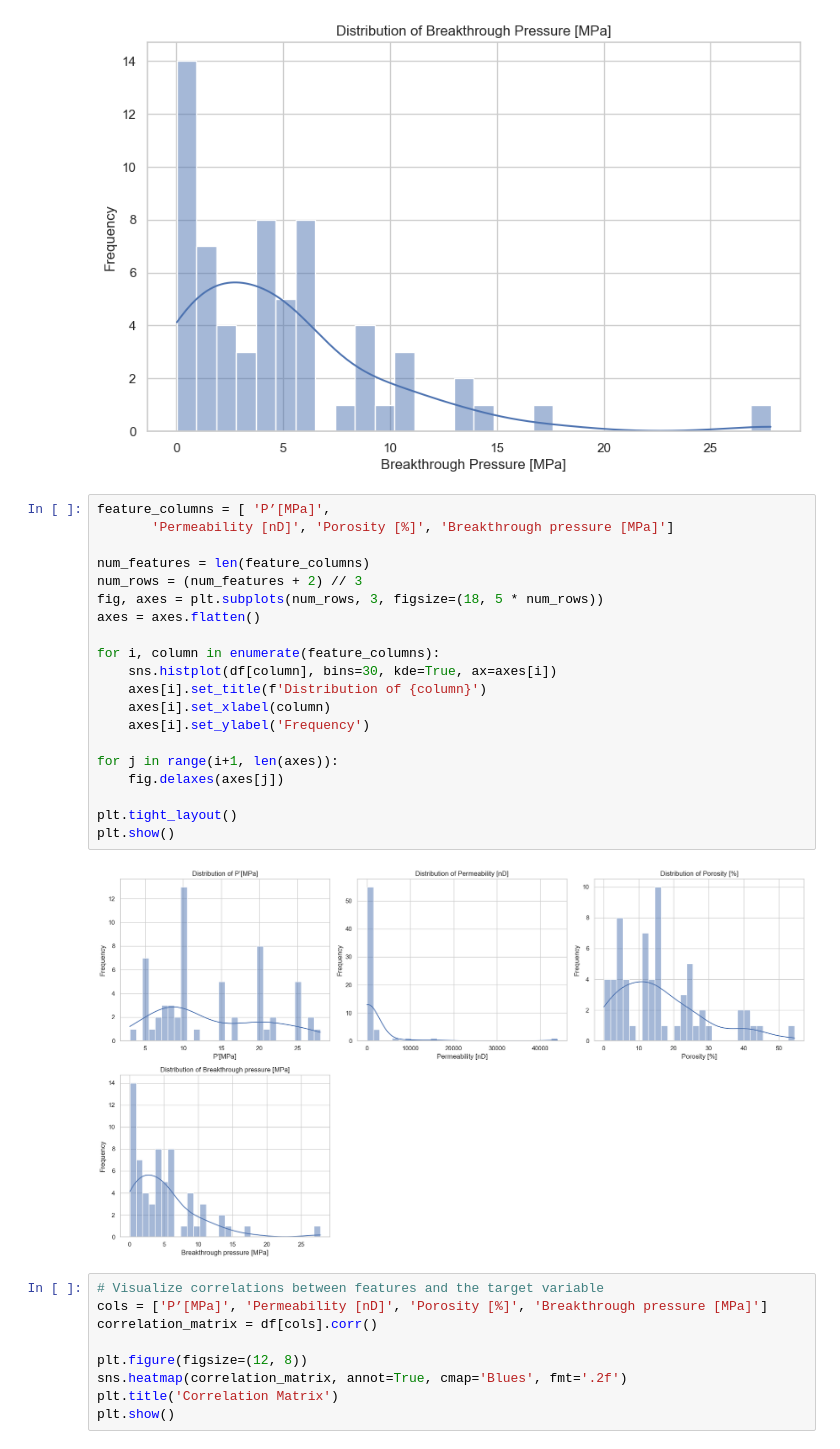
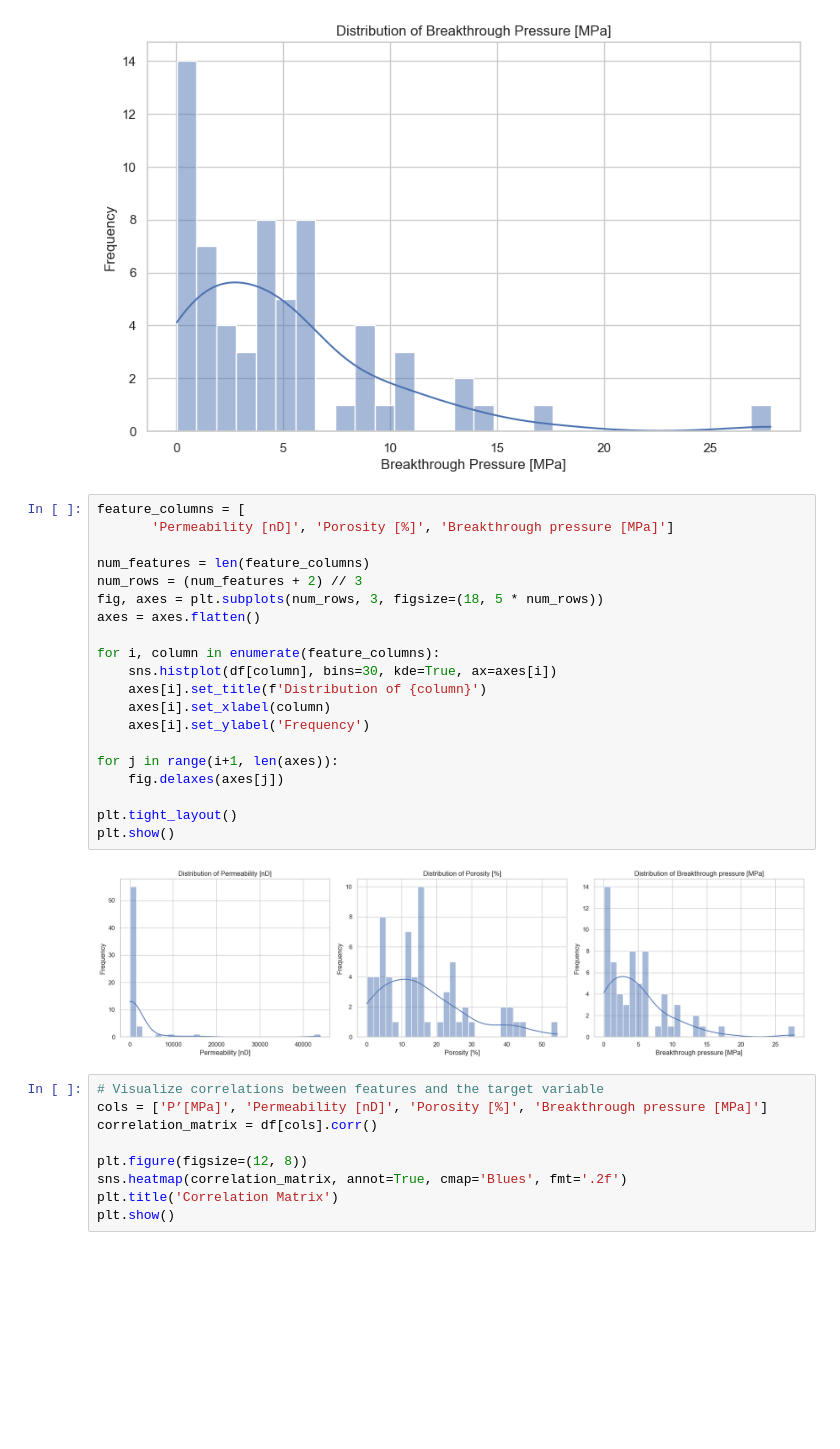
Before and after one commit to rockmechanics-illinois/Caprock, a Jupyter notebook: Breakthrough Pressure Prediction Final.ipynb, the cells around one changed output. Cells and saved outputs as stored; diff of their text form; blank space fills up the shorter version.

```diff
--- a/Breakthrough Pressure Prediction Final.ipynb
+++ b/Breakthrough Pressure Prediction Final.ipynb
@@ -149,27 +169,27 @@ plt.show()
 # %% [output]
 [figure]
 # %%
-feature_columns = [ 'P’[MPa]',
+feature_columns = [
        'Permeability [nD]', 'Porosity [%]', 'Breakthrough pressure [MPa]']
 
 num_features = len(feature_columns)
 num_rows = (num_features + 2) // 3
 fig, axes = plt.subplots(num_rows, 3, figsize=(18, 5 * num_rows))
 axes = axes.flatten()
 
 for i, column in enumerate(feature_columns):
     sns.histplot(df[column], bins=30, kde=True, ax=axes[i])
     axes[i].set_title(f'Distribution of {column}')
     axes[i].set_xlabel(column)
     axes[i].set_ylabel('Frequency')
 
 for j in range(i+1, len(axes)):
     fig.delaxes(axes[j])
 
 plt.tight_layout()
 plt.show()
 # %% [output]
-[figure, old version]
+[figure, new version]
 # %%
 # Visualize correlations between features and the target variable
 cols = ['P’[MPa]', 'Permeability [nD]', 'Porosity [%]', 'Breakthrough pressure [MPa]']
```
Also changed, not shown: parts of 17 cells of this notebook.
